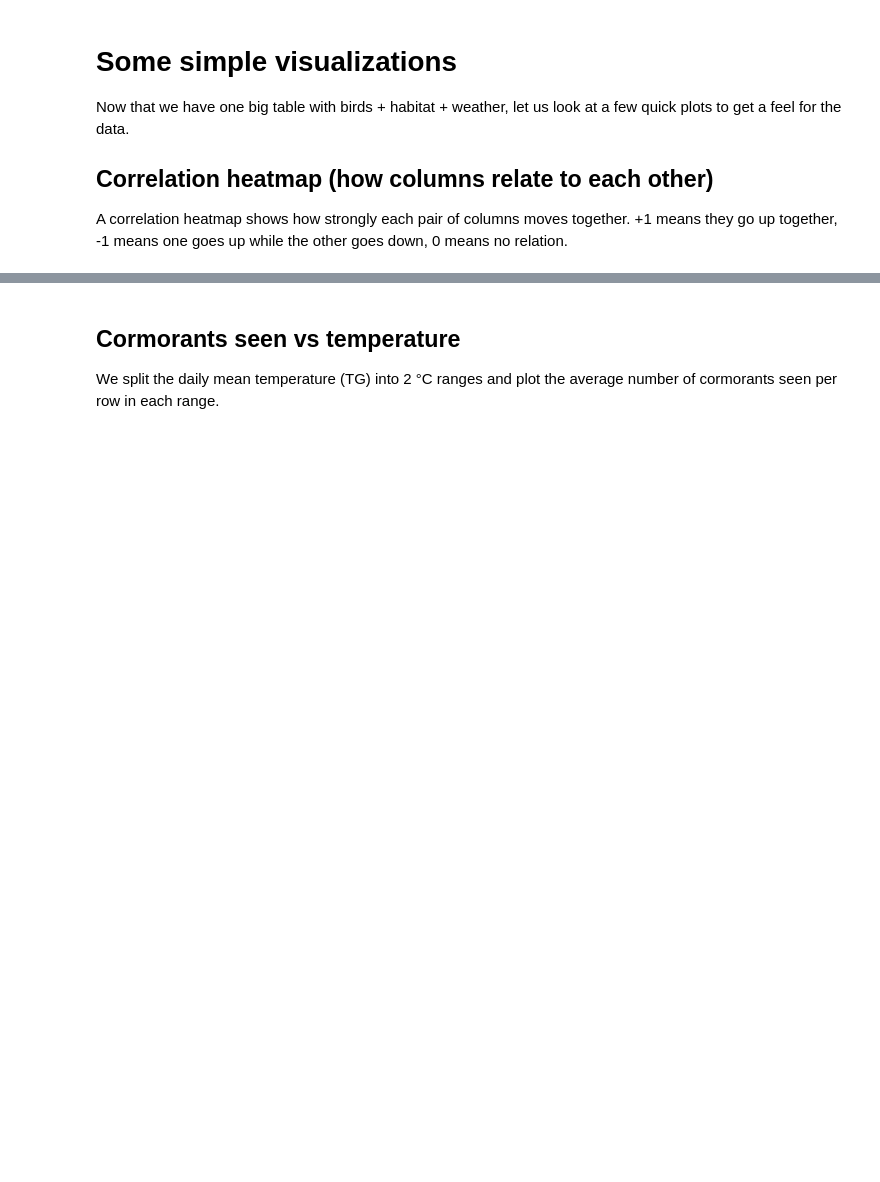
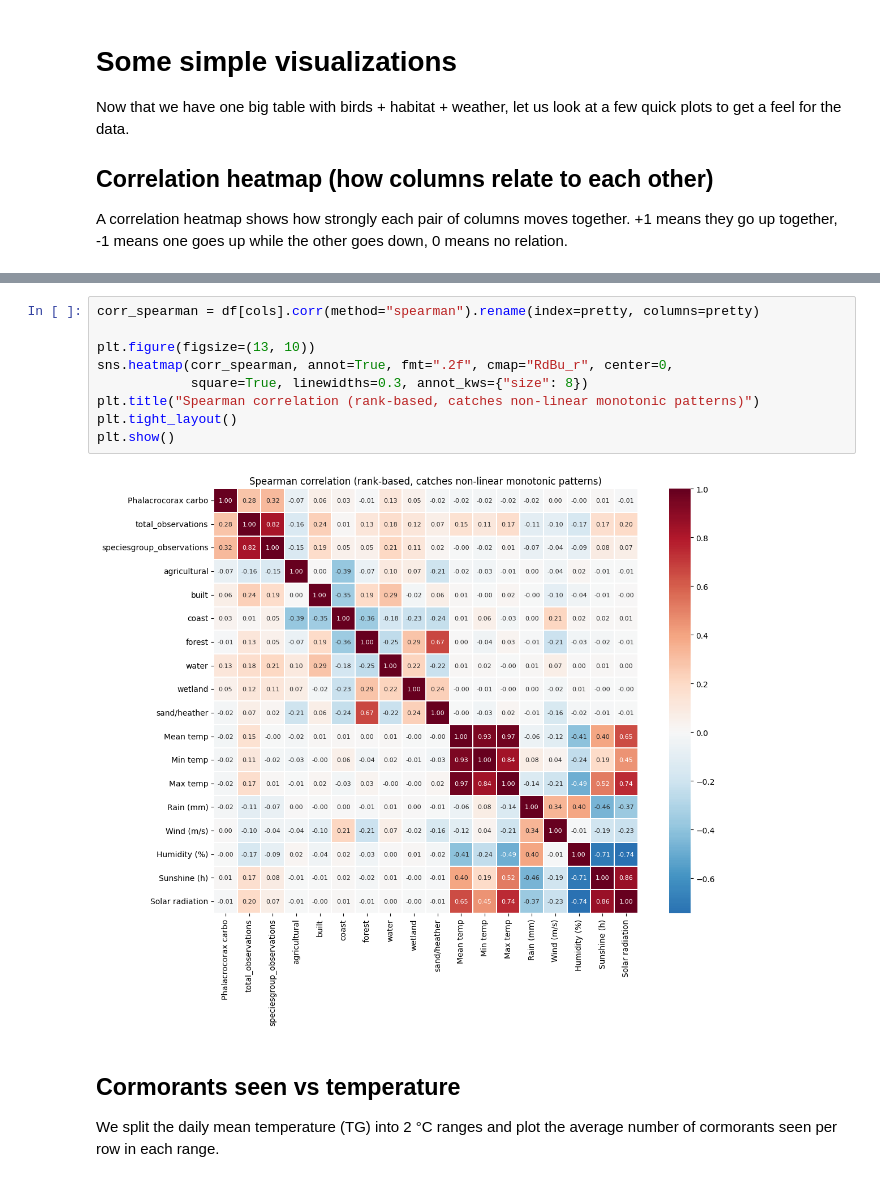
Before and after one commit to kebabzter/the-greatest-cormorant, a Jupyter notebook: notebook-04.ipynb, the cells around one changed output, grey strips where cells are left out. Saved outputs shown, nothing was run; the diff lists cells and outputs as text; blank space fills up the shorter version.

Commit message:
non linear coleration

```diff
--- a/notebook-04.ipynb
+++ b/notebook-04.ipynb
@@ -272,3 +287,14 @@ plt.show()
+# %%
+corr_spearman = df[cols].corr(method="spearman").rename(index=pretty, columns=pretty)
+
+plt.figure(figsize=(13, 10))
+sns.heatmap(corr_spearman, annot=True, fmt=".2f", cmap="RdBu_r", center=0,
+            square=True, linewidths=0.3, annot_kws={"size": 8})
+plt.title("Spearman correlation (rank-based, catches non-linear monotonic patterns)")
+plt.tight_layout()
+plt.show()
+# %% [output]
+[figure, added]
 # %% [markdown]
 ## Cormorants seen vs temperature
 
```
Also changed, not shown: parts of 2 cells of this notebook.
